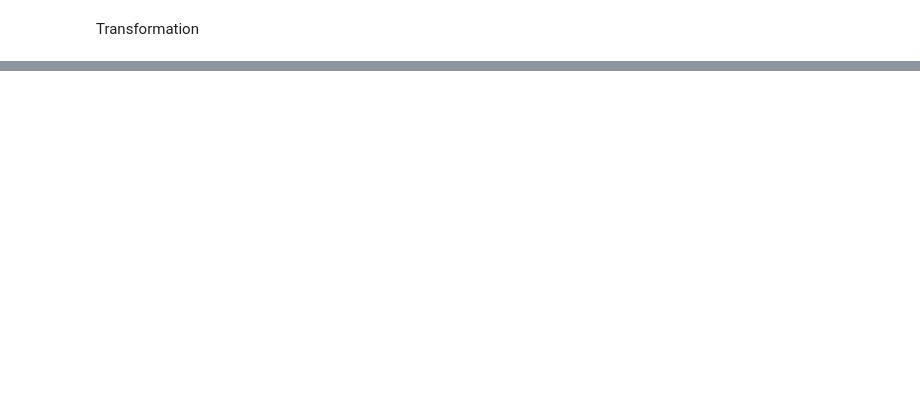
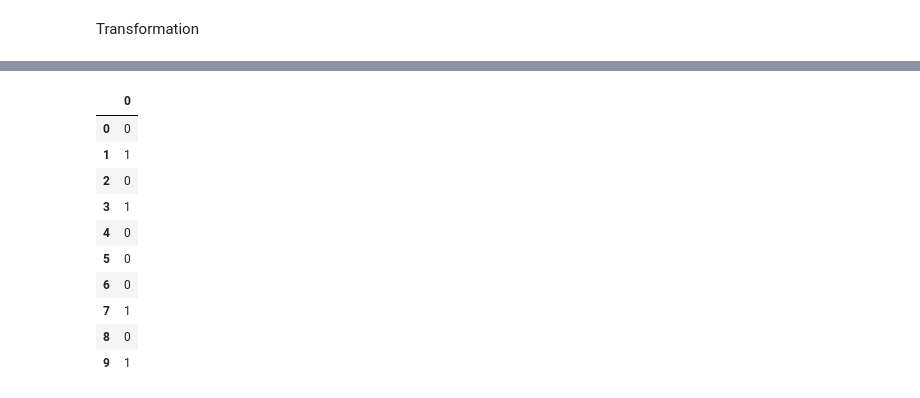
Before and after one commit to INFO523-Fall25-101-201/final-project-taiwo-osunrinde-solo, a Jupyter notebook: Final_Project.ipynb, the cells around one changed output, grey strips where cells are left out. Cells and saved outputs as stored; diff of their text form; code cells hidden in the pictures; blank space fills up the shorter version.

```diff
--- a/Final_Project.ipynb
+++ b/Final_Project.ipynb
@@ -480,0 +508,23 @@ submission.to_csv('sub_1.csv', index=False)
+# %%
+# Predicting — robust handling for binary (sigmoid) or multi-class outputs
+Convo_pred_B = Convo_model.predict(Xval, batch_size=20, verbose=0)
+preds = np.asarray(Convo_pred_B)
+
+if preds.ndim == 2 and preds.shape[1] > 1:
+    Convo_y_predict = np.argmax(preds, axis=1)
+else:
+    Convo_y_predict = (preds.ravel() > 0.5).astype(int)
+
+pd.DataFrame(Convo_y_predict).head(10)
+# %% [output]
+|  | 0 |
+| 0 | 0 |
+| 1 | 1 |
+| 2 | 0 |
+| 3 | 1 |
+| 4 | 0 |
+| 5 | 0 |
+| 6 | 0 |
+| 7 | 1 |
+| 8 | 0 |
+| 9 | 1 |
```
Also changed, not shown: parts of 48 cells of this notebook, 1 other file.
